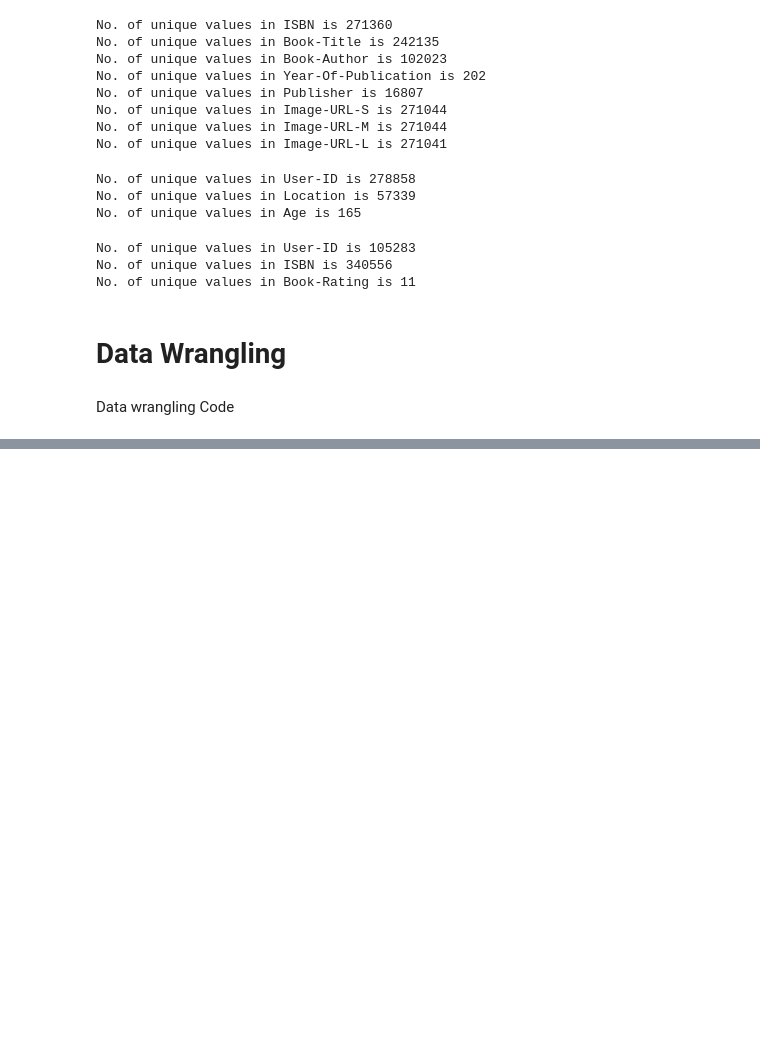
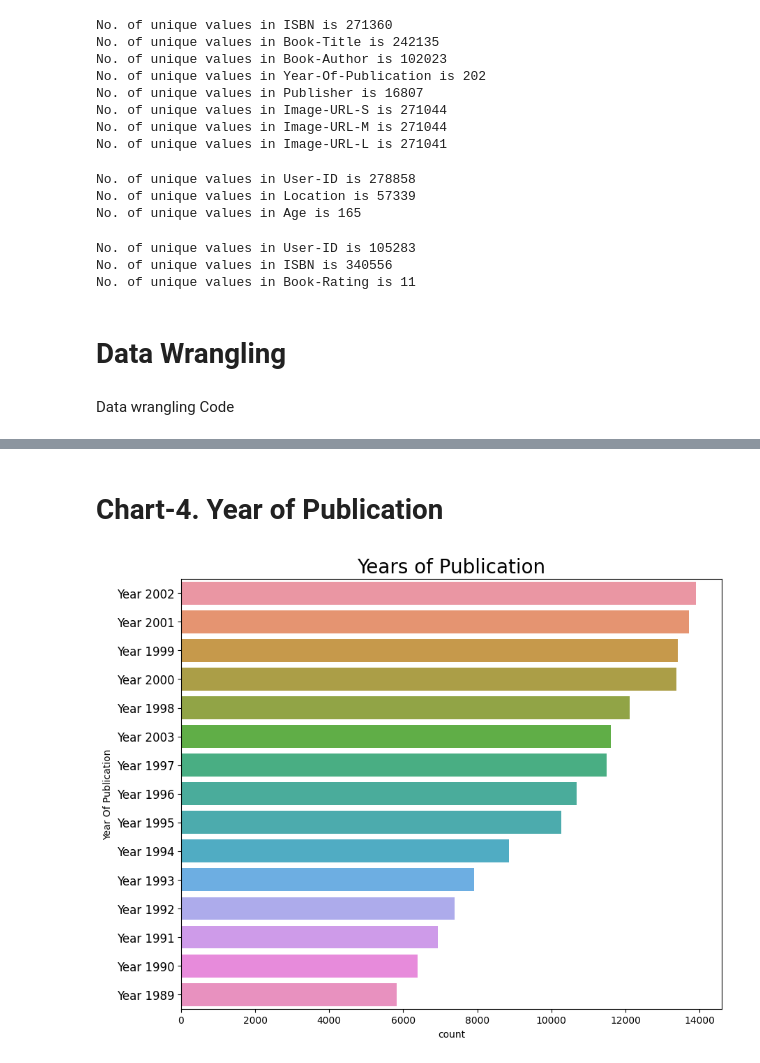
Before and after one commit to Gautamadarshi/Book-Recommendation-System, a Jupyter notebook: Book_Recommendendation_System.ipynb, the cells around one changed output, grey strips where cells are left out. Saved outputs shown, nothing was run; the diff lists cells and outputs as text; code cells hidden in the pictures; blank space fills up the shorter version.

```diff
--- a/Book_Recommendendation_System.ipynb
+++ b/Book_Recommendendation_System.ipynb
@@ -391,0 +600,17 @@ KeyError: ignored
+# %% [markdown]
+# Chart-4. Year of Publication
+# %%
+year = books['year_of_publication'].value_counts().reset_index()
+year.columns = ['year', 'count']
+year = year.sort_values(by='count', ascending=False).head(15)
+year['year']='Year '+year['year'].astype(int).astype(str)
+# %%
+# Year of publication
+plt.figure(figsize=(10,8))
+sns.barplot(x='count',y='year',data=year, orient = 'h')
+plt.ylabel('Year Of Publication')
+plt.yticks(size=12)
+plt.title('Years of Publication',size=20)
+plt.show()
+# %% [output]
+[figure, added]
```
Also changed, not shown: parts of 52 cells of this notebook.
